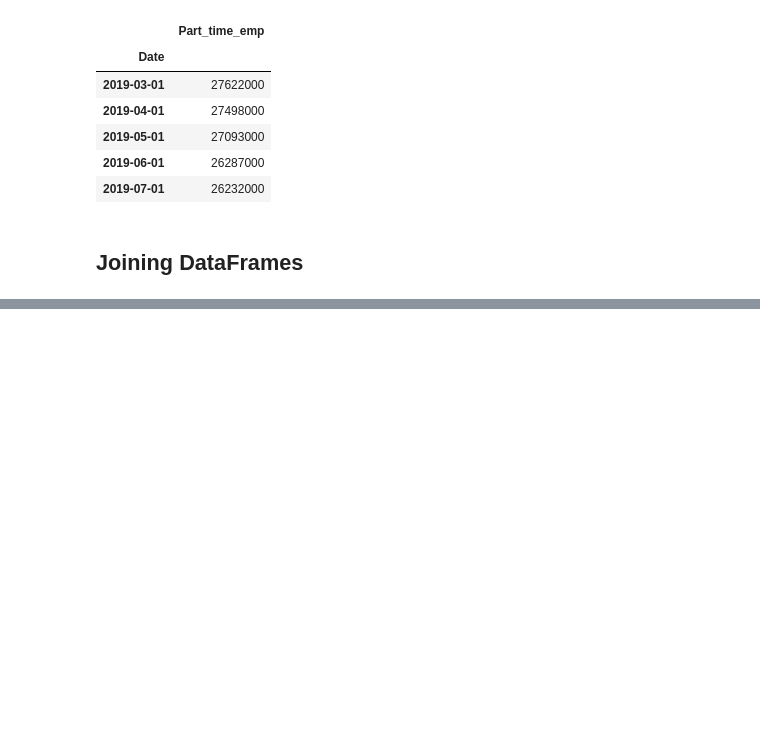
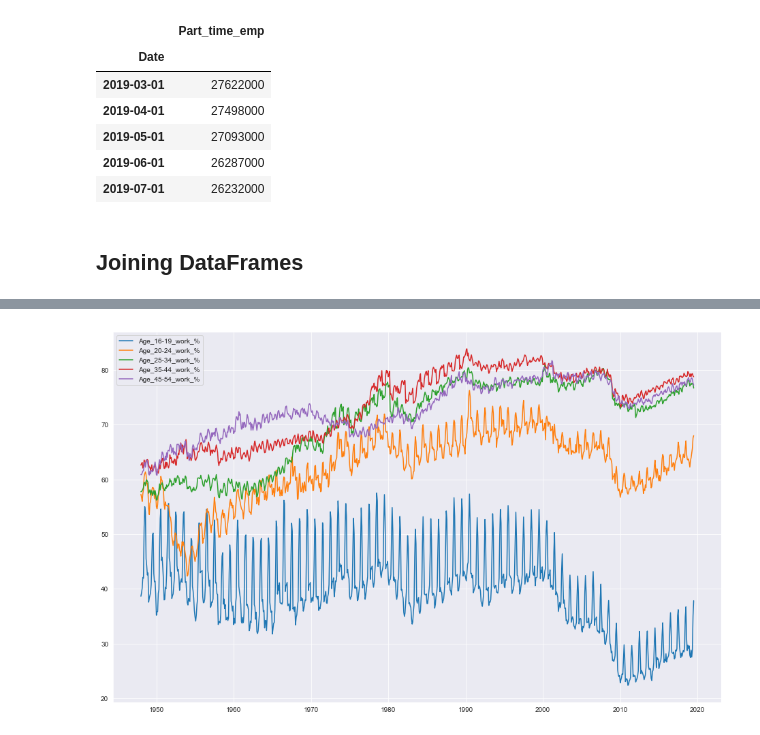
Before and after one commit to zapatos24/Employment_Prediction_LSTM_NN, a Jupyter notebook: mod_7_project.ipynb, the cells around one changed output, grey strips where cells are left out. Cells and saved outputs as stored; diff of their text form; code cells hidden in the pictures; blank space fills up the shorter version.

```diff
--- a/mod_7_project.ipynb
+++ b/mod_7_project.ipynb
@@ -791,0 +883,8 @@ pop_df.join(industry_df, how='outer')
+# %%
+plt.figure(figsize=(16,10))
+for age in emp_levels:
+    plt.plot(full_df['Age_{}_work_%'.format(age)])
+plt.legend()
+plt.show()
+# %% [output]
+[figure, added]
```
Also changed, not shown: parts of 5 cells of this notebook.
